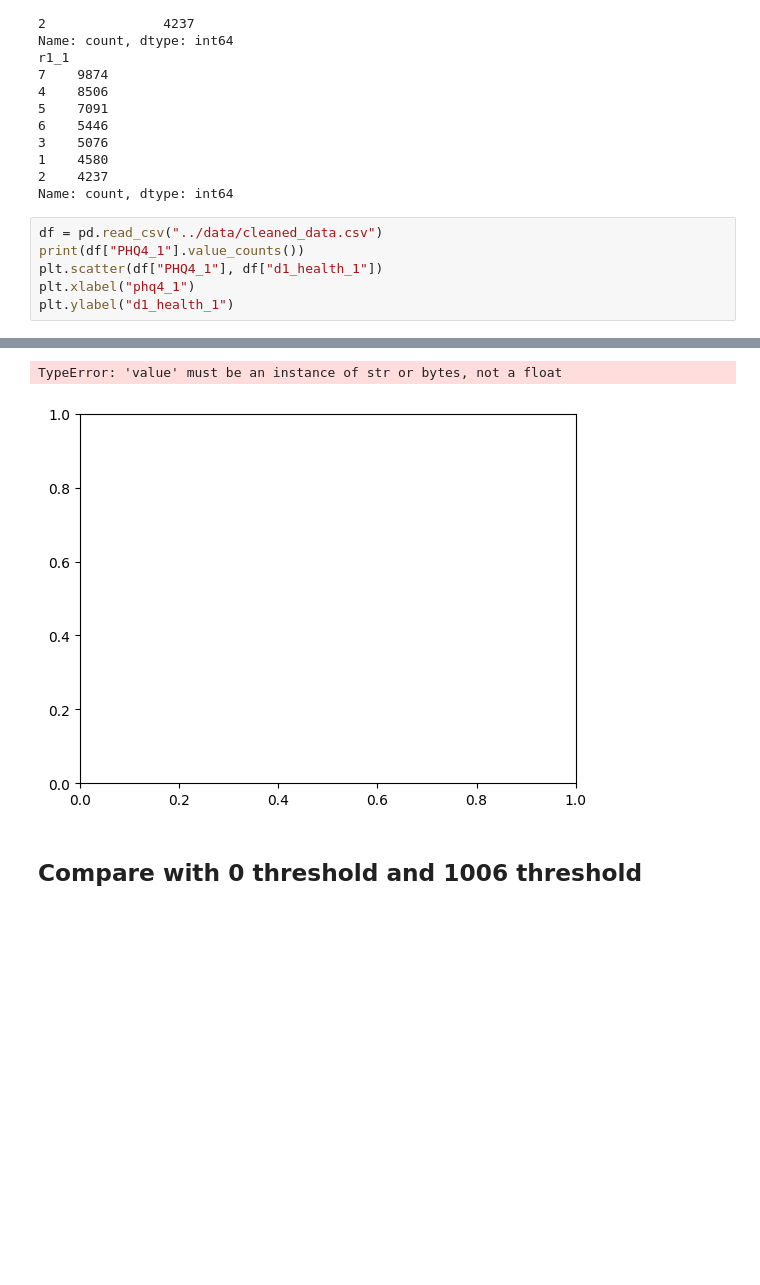
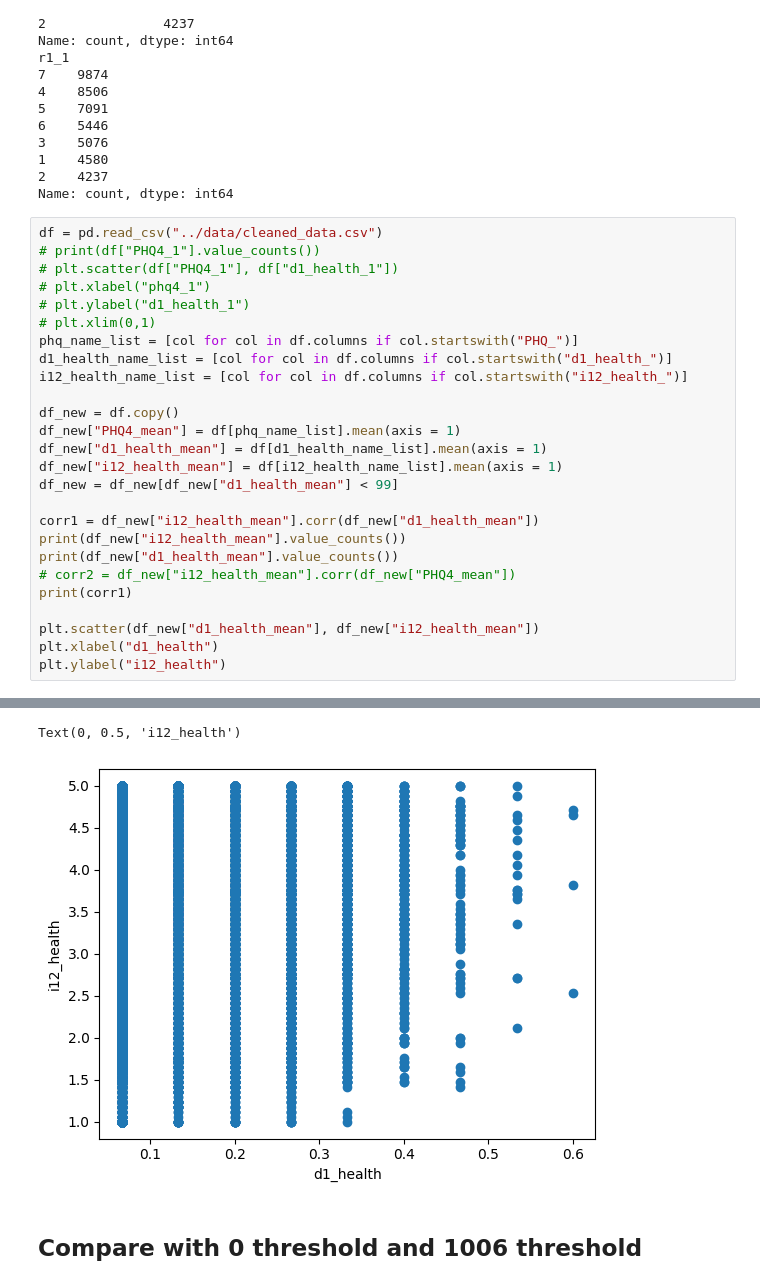
Before and after one commit to Matthew-Ryan1995/face_mask_predictors, a Jupyter notebook: help_function/explore_threshold.ipynb, the cells around one changed output, grey strips where cells are left out. Drawn from its saved outputs; the diff is of its cells as text; blank space fills up the shorter version.

```diff
--- a/help_function/explore_threshold.ipynb
+++ b/help_function/explore_threshold.ipynb
@@ -748,8 +748,28 @@ r1_1
 Name: count, dtype: int64
 # %%
 df = pd.read_csv("../data/cleaned_data.csv")
-print(df["PHQ4_1"].value_counts())
-plt.scatter(df["PHQ4_1"], df["d1_health_1"])
-plt.xlabel("phq4_1")
-plt.ylabel("d1_health_1")
+# print(df["PHQ4_1"].value_counts())
+# plt.scatter(df["PHQ4_1"], df["d1_health_1"])
+# plt.xlabel("phq4_1")
+# plt.ylabel("d1_health_1")
+# plt.xlim(0,1)
+phq_name_list = [col for col in df.columns if col.startswith("PHQ_")]
+d1_health_name_list = [col for col in df.columns if col.startswith("d1_health_")]
+i12_health_name_list = [col for col in df.columns if col.startswith("i12_health_")]
+
+df_new = df.copy()
+df_new["PHQ4_mean"] = df[phq_name_list].mean(axis = 1)
+df_new["d1_health_mean"] = df[d1_health_name_list].mean(axis = 1)
+df_new["i12_health_mean"] = df[i12_health_name_list].mean(axis = 1)
+df_new = df_new[df_new["d1_health_mean"] < 99]
+
+corr1 = df_new["i12_health_mean"].corr(df_new["d1_health_mean"])
+print(df_new["i12_health_mean"].value_counts())
+print(df_new["d1_health_mean"].value_counts())
+# corr2 = df_new["i12_health_mean"].corr(df_new["PHQ4_mean"])
+print(corr1)
+
+plt.scatter(df_new["d1_health_mean"], df_new["i12_health_mean"])
+plt.xlabel("d1_health")
+plt.ylabel("i12_health")
 # %% [output]
@@ -763,5 +793,5 @@ Name: count, dtype: int64
-TypeError: 'value' must be an instance of str or bytes, not a float
+Text(0, 0.5, 'i12_health')
-[figure, old version]
+[figure, new version]
 # %% [markdown]
 ## Compare with 0 threshold and 1006 threshold
 # %%
```
Also changed, not shown: parts of 1 cell of this notebook.
